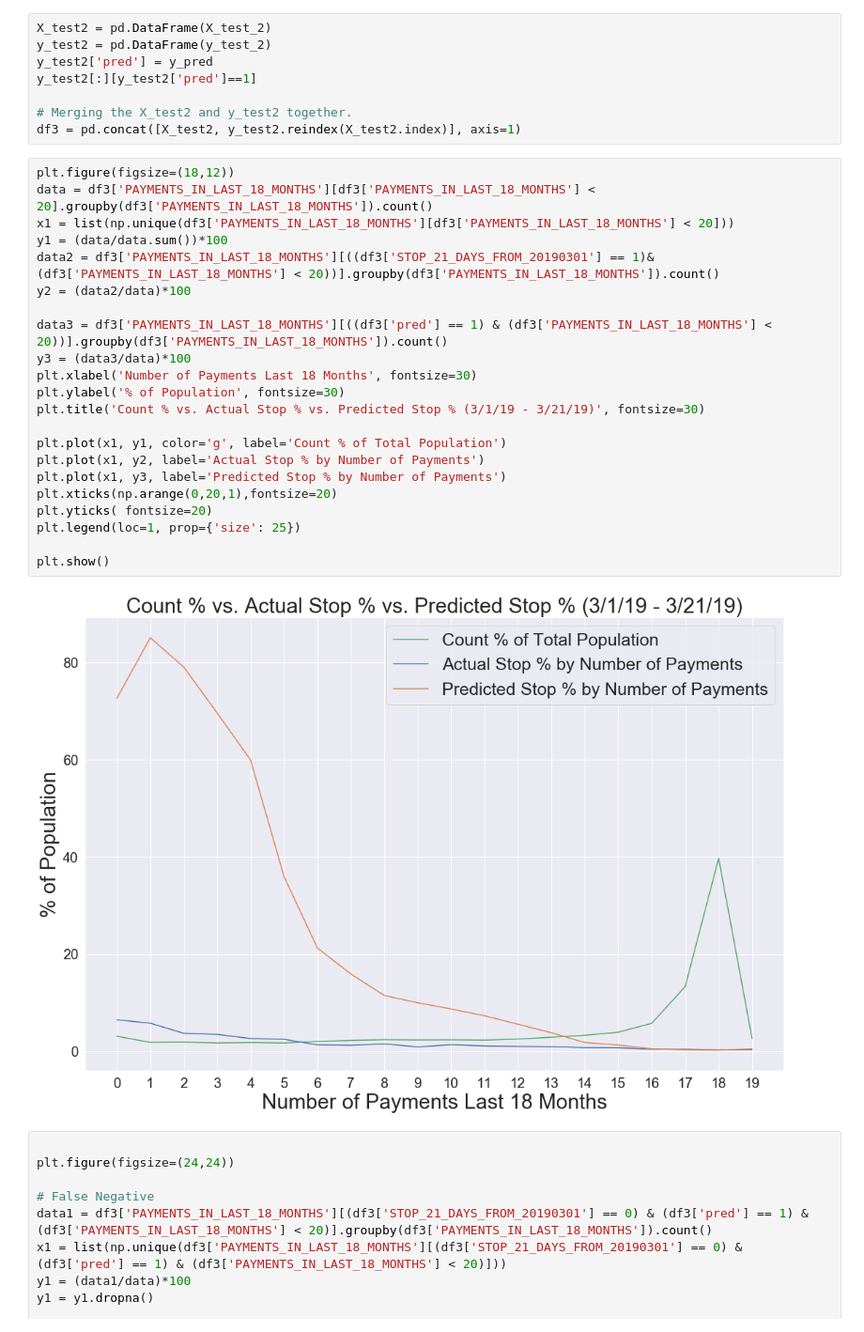
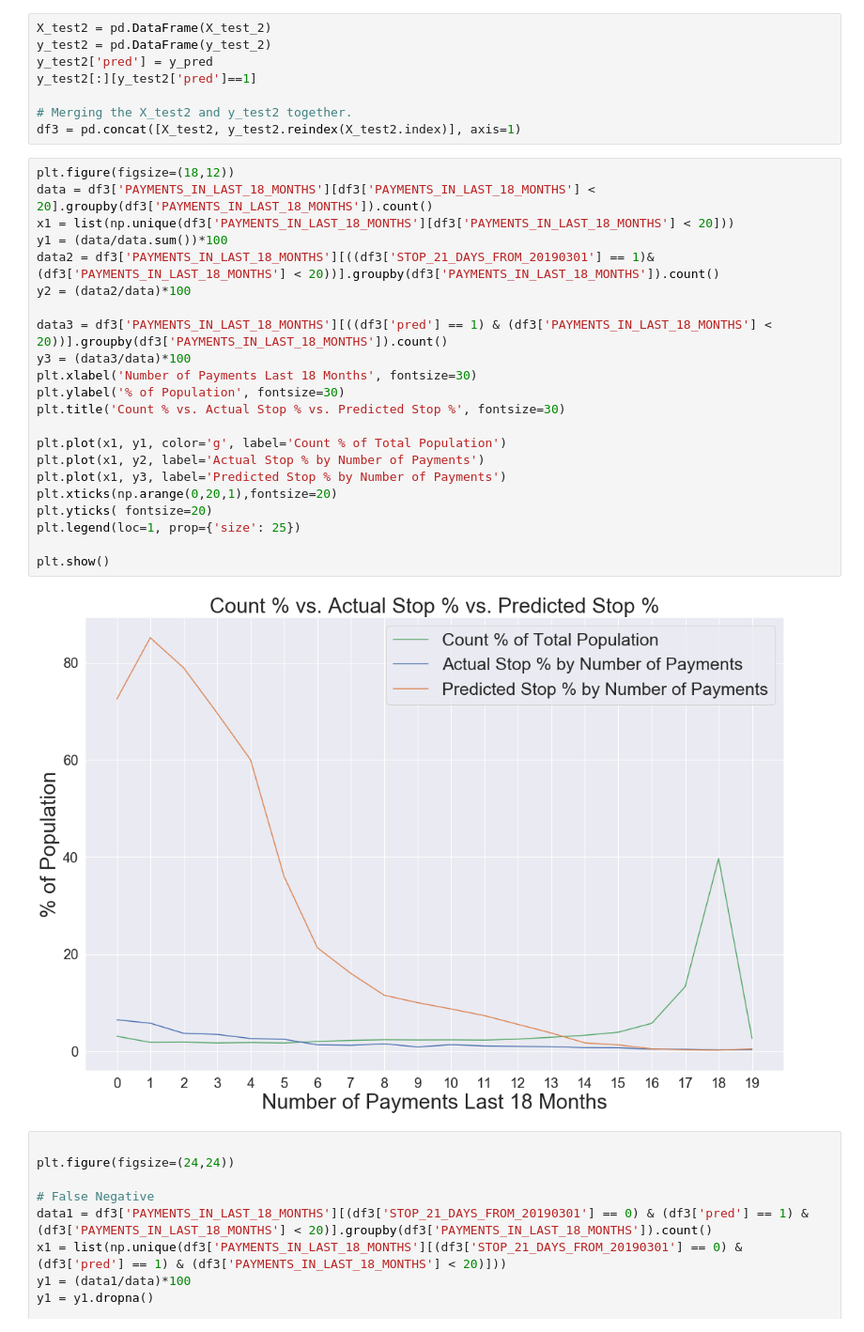
Before and after one commit to brocknosbisch/Springboard_Capstone_2, a Jupyter notebook: Chapter_5_Capstone_2_Machine_Learning.ipynb, the cells around one changed output. Shown at 94% size. Drawn from its saved outputs; the diff is of its cells as text.

```diff
--- a/Chapter_5_Capstone_2_Machine_Learning.ipynb
+++ b/Chapter_5_Capstone_2_Machine_Learning.ipynb
@@ -428,27 +432,27 @@ df3 = pd.concat([X_test2, y_test2.reindex(X_test2.index)], axis=1)
 # %%
 plt.figure(figsize=(18,12))
 data = df3['PAYMENTS_IN_LAST_18_MONTHS'][df3['PAYMENTS_IN_LAST_18_MONTHS'] < 20].groupby(df3['PAYMENTS_IN_LAST_18_MONTHS']).count()
 x1 = list(np.unique(df3['PAYMENTS_IN_LAST_18_MONTHS'][df3['PAYMENTS_IN_LAST_18_MONTHS'] < 20]))
 y1 = (data/data.sum())*100
 data2 = df3['PAYMENTS_IN_LAST_18_MONTHS'][((df3['STOP_21_DAYS_FROM_20190301'] == 1)& (df3['PAYMENTS_IN_LAST_18_MONTHS'] < 20))].groupby(df3['PAYMENTS_IN_LAST_18_MONTHS']).count()
 y2 = (data2/data)*100
 
 data3 = df3['PAYMENTS_IN_LAST_18_MONTHS'][((df3['pred'] == 1) & (df3['PAYMENTS_IN_LAST_18_MONTHS'] < 20))].groupby(df3['PAYMENTS_IN_LAST_18_MONTHS']).count()
 y3 = (data3/data)*100
 plt.xlabel('Number of Payments Last 18 Months', fontsize=30)
 plt.ylabel('% of Population', fontsize=30)
-plt.title('Count % vs. Actual Stop % vs. Predicted Stop % (3/1/19 - 3/21/19)', fontsize=30)
+plt.title('Count % vs. Actual Stop % vs. Predicted Stop %', fontsize=30)
 
 plt.plot(x1, y1, color='g', label='Count % of Total Population')
 plt.plot(x1, y2, label='Actual Stop % by Number of Payments')
 plt.plot(x1, y3, label='Predicted Stop % by Number of Payments')
 plt.xticks(np.arange(0,20,1),fontsize=20)
 plt.yticks( fontsize=20)
 plt.legend(loc=1, prop={'size': 25})
 
 plt.show()
 # %% [output]
-[figure, old version]
+[figure, new version]
 # %%
 
 plt.figure(figsize=(24,24))
```
Also changed, not shown: parts of 17 cells of this notebook.
